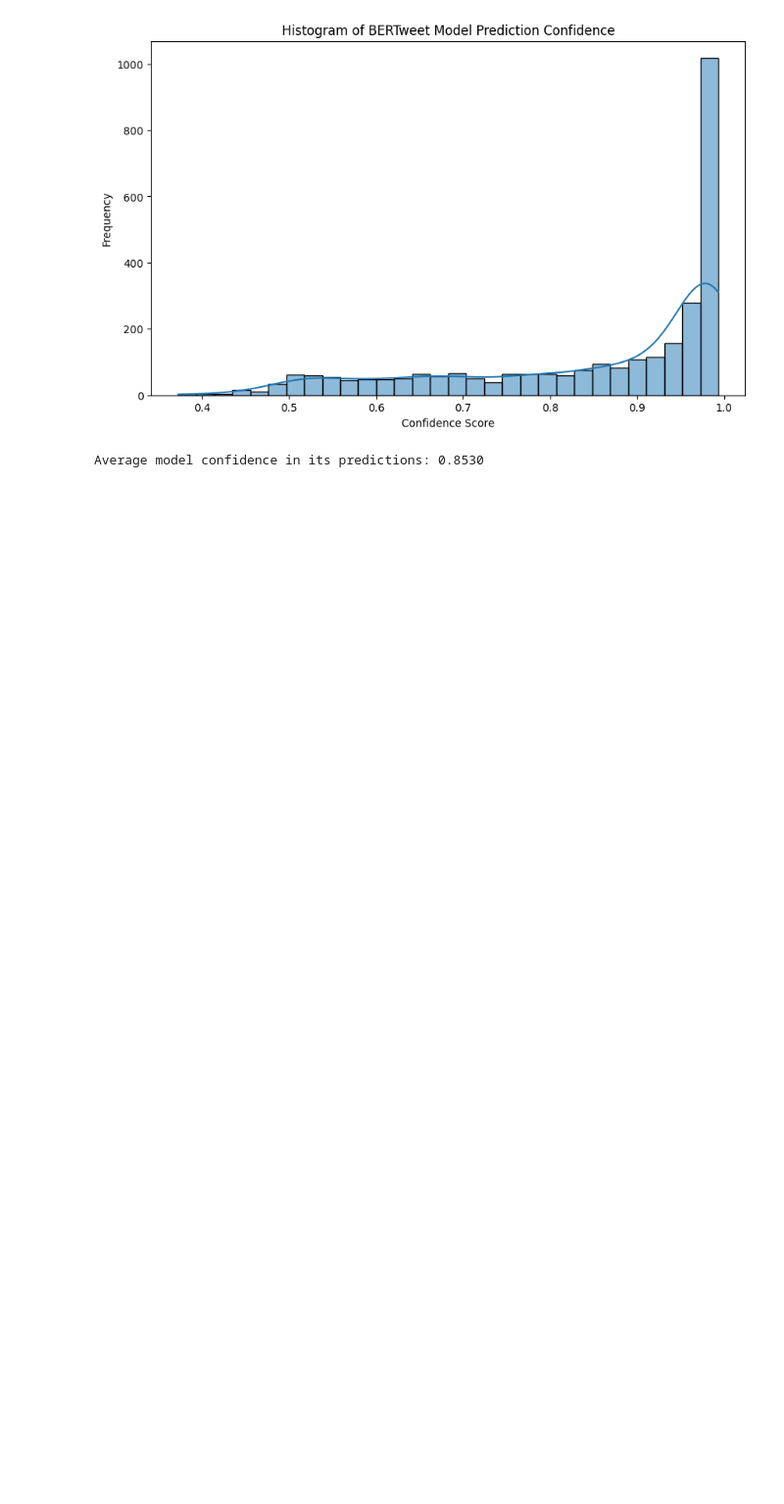
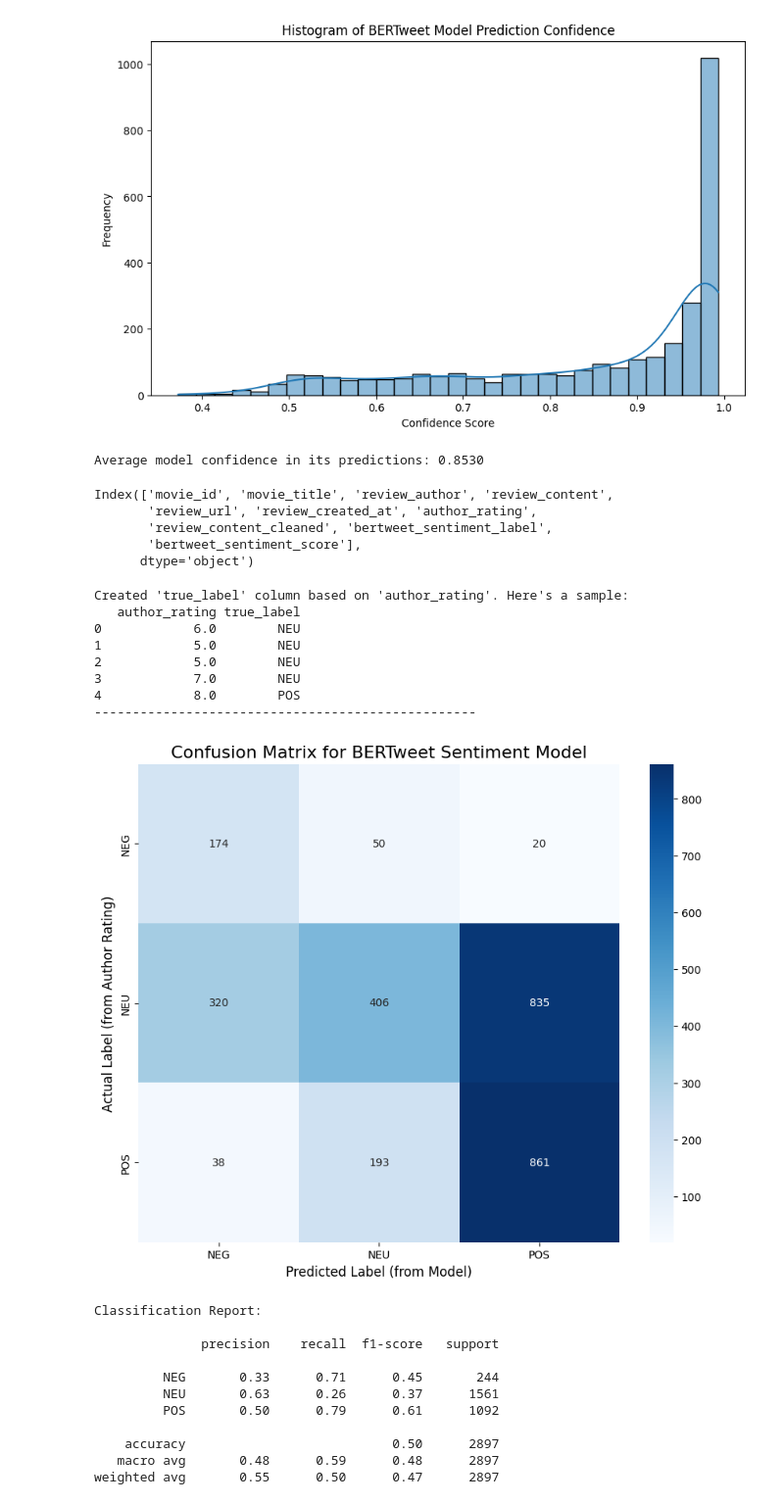
Before and after one commit to orangegreen212/Sentiment-Analysis-LTSM-and-BERT-Model, a Jupyter notebook: Sentiment_analysis.ipynb, the cells around one changed output. Shown at 98% size. Saved outputs shown, nothing was run; the diff lists cells and outputs as text; code cells hidden in the pictures; blank space fills up the shorter version.

```diff
--- a/Sentiment_analysis.ipynb
+++ b/Sentiment_analysis.ipynb
@@ -1142,3 +1249,82 @@ print(f"\nAverage model confidence in its predictions: {avg_score:.4f}")
 # %% [output]
 [figure]
 Average model confidence in its predictions: 0.8530
+# %%
+print(data.columns)
+# %% [output]
+Index(['movie_id', 'movie_title', 'review_author', 'review_content',
+       'review_url', 'review_created_at', 'author_rating',
+       'review_content_cleaned', 'bertweet_sentiment_label',
+       'bertweet_sentiment_score'],
+      dtype='object')
+# %%
+import pandas as pd
+import numpy as np
+from sklearn.metrics import confusion_matrix, classification_report
+import seaborn as sns
+import matplotlib.pyplot as plt
+
+# --- STEP 1: Create the "True Label" column from 'author_rating' ---
+# This is the most important step: converting numerical ratings to categorical labels.
+
+def get_true_label(rating):
+    if rating > 7:
+        return 'POS'
+    elif rating < 5:
+        return 'NEG'
+    else:
+        return 'NEU'
+
+# Apply this function to the 'author_rating' column to create our new 'true_label' column
+data['true_label'] = data['author_rating'].apply(get_true_label)
+
+print("Created 'true_label' column based on 'author_rating'. Here's a sample:")
+print(data[['author_rating', 'true_label']].head())
+print("-" * 50)
+
+
+# --- STEP 2: Define your y_true and y_pred ---
+# Now we can use our newly created column as the ground truth.
+y_true = data['true_label']
+y_pred = data['bertweet_sentiment_label']
+
+
+# --- STEP 3: Generate and Plot the Confusion Matrix ---
+class_names = ['NEG', 'NEU', 'POS']
+cm = confusion_matrix(y_true, y_pred, labels=class_names)
+
+plt.figure(figsize=(10, 8))
+sns.heatmap(cm, annot=True, fmt='d', cmap='Blues',
+            xticklabels=class_names,
+            yticklabels=class_names)
+plt.title('Confusion Matrix for BERTweet Sentiment Model', fontsize=16)
+plt.ylabel('Actual Label (from Author Rating)', fontsize=12)
+plt.xlabel('Predicted Label (from Model)', fontsize=12)
+plt.show()
+
+
+# --- STEP 4: Print the Classification Report ---
+print("\nClassification Report:\n")
+report = classification_report(y_true, y_pred, labels=class_names)
+print(report)
+# %% [output]
+Created 'true_label' column based on 'author_rating'. Here's a sample:
+   author_rating true_label
+0            6.0        NEU
+1            5.0        NEU
+2            5.0        NEU
+3            7.0        NEU
+4            8.0        POS
+--------------------------------------------------
+[figure, added]
+Classification Report:
+
+              precision    recall  f1-score   support
+
+         NEG       0.33      0.71      0.45       244
+         NEU       0.63      0.26      0.37      1561
+         POS       0.50      0.79      0.61      1092
+
+    accuracy                           0.50      2897
+   macro avg       0.48      0.59      0.48      2897
+weighted avg       0.55      0.50      0.47      2897
```
Also changed, not shown: parts of 16 cells of this notebook.
